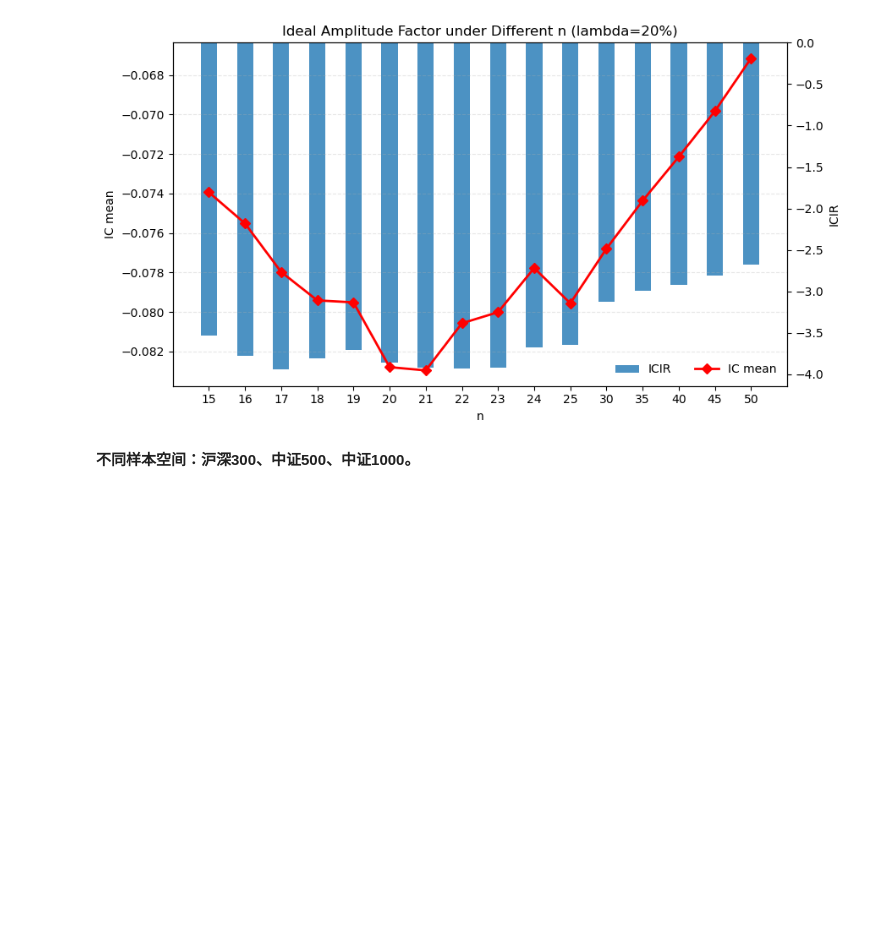
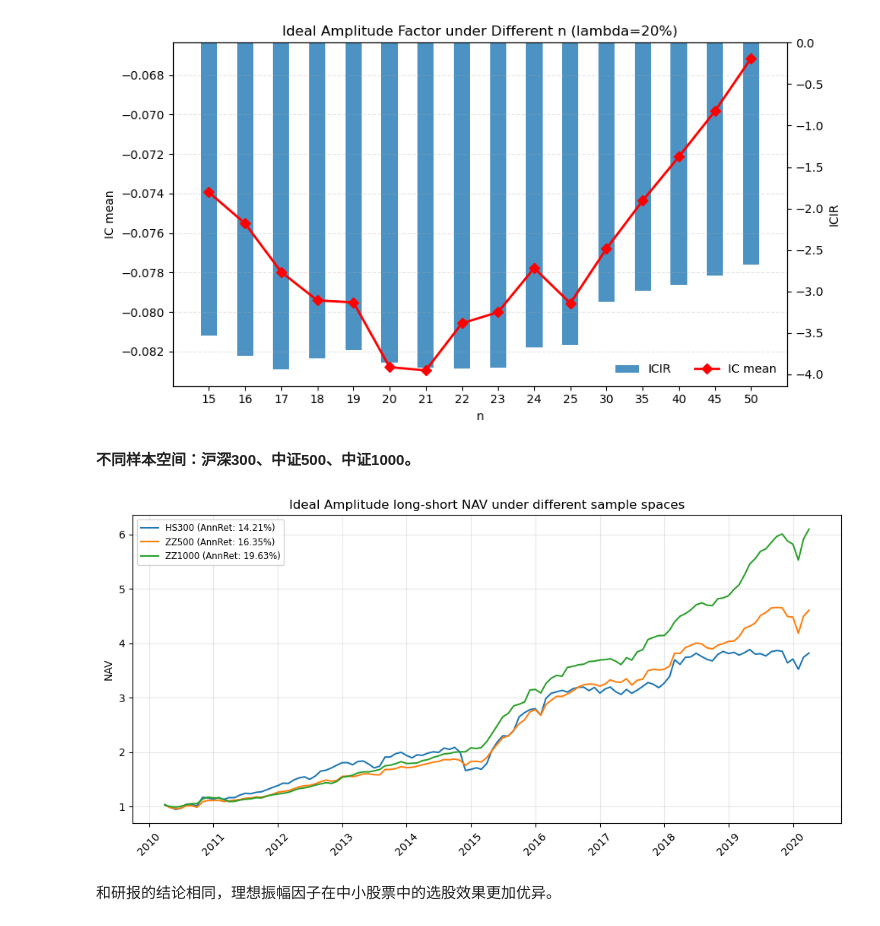
Before and after one commit to shuoliuyv/ls_learnqf, a Jupyter notebook: Amplitude/Amplitude.ipynb, the cells around one changed output. Saved outputs shown, nothing was run; the diff lists cells and outputs as text; code cells hidden in the pictures; blank space fills up the shorter version.

```diff
--- a/Amplitude/Amplitude.ipynb
+++ b/Amplitude/Amplitude.ipynb
@@ -526,5 +488,5 @@ ICIR    2.594346  3.864152
 # %%
-pro = ts.pro_api()
+pro = ts.pro_api('0afffc3e8d0c5d2d2478e749ee179c10c3efddac434f4dd953f57730')
 # %%
 daily_panel = panel_df.copy()
 daily_panel['trade_date'] = pd.to_datetime(daily_panel['trade_date'])
@@ -812,23 +772,29 @@ for sample_name, sample_code in tqdm(sample_dict.items(), desc="计算不同样
 # %%
 fig, ax = plt.subplots(figsize=(10, 5))
 
-for sample_name in sample_space_dict.keys():
-    ls_ret_sample = sample_result_store[sample_name]['group_ret']['Long_Short']
-    nav_sample = sample_result_store[sample_name]['long_short_nav'].copy()
+for sample_name in sample_dict.keys():
+    ls_ret_sample = results_sample[sample_name]['group_ret']['Long_Short']
+    nav_sample = results_sample[sample_name]['long_short_nav'].copy()
     metric_sample = get_metrics(ls_ret_sample, freq='M')
     ann_ret_sample = metric_sample['年化收益率']
 
+    # 兼容时间戳
     x = nav_sample.index.to_timestamp() if hasattr(nav_sample.index, 'to_timestamp') else nav_sample.index
     ax.plot(x, nav_sample.values, label=f'{sample_name} (AnnRet: {ann_ret_sample})')
 
 ax.set_title('Ideal Amplitude long-short NAV under different sample spaces')
 ax.set_ylabel('NAV')
 ax.legend(loc='upper left', fontsize='small')
 ax.grid(alpha=0.3)
 
+# 设置 X 轴日期格式
 ax.xaxis.set_major_locator(mdates.YearLocator())
 ax.xaxis.set_major_formatter(mdates.DateFormatter('%Y'))
 plt.setp(ax.get_xticklabels(), rotation=45)
 
 plt.tight_layout()
 plt.show()
+# %% [output]
+[figure, added]
+# %% [markdown]
+和研报的结论相同，理想振幅因子在中小股票中的选股效果更加优异。
```
Also changed, not shown: parts of 15 cells of this notebook, 1 other file.
